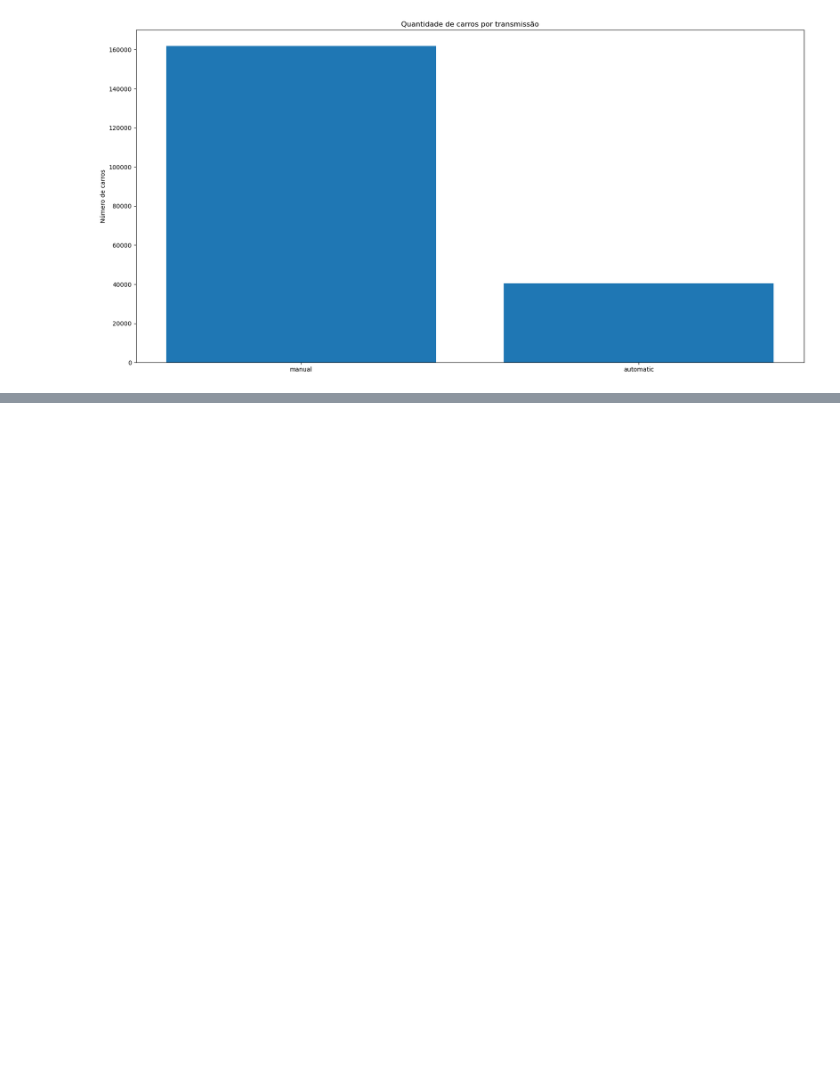
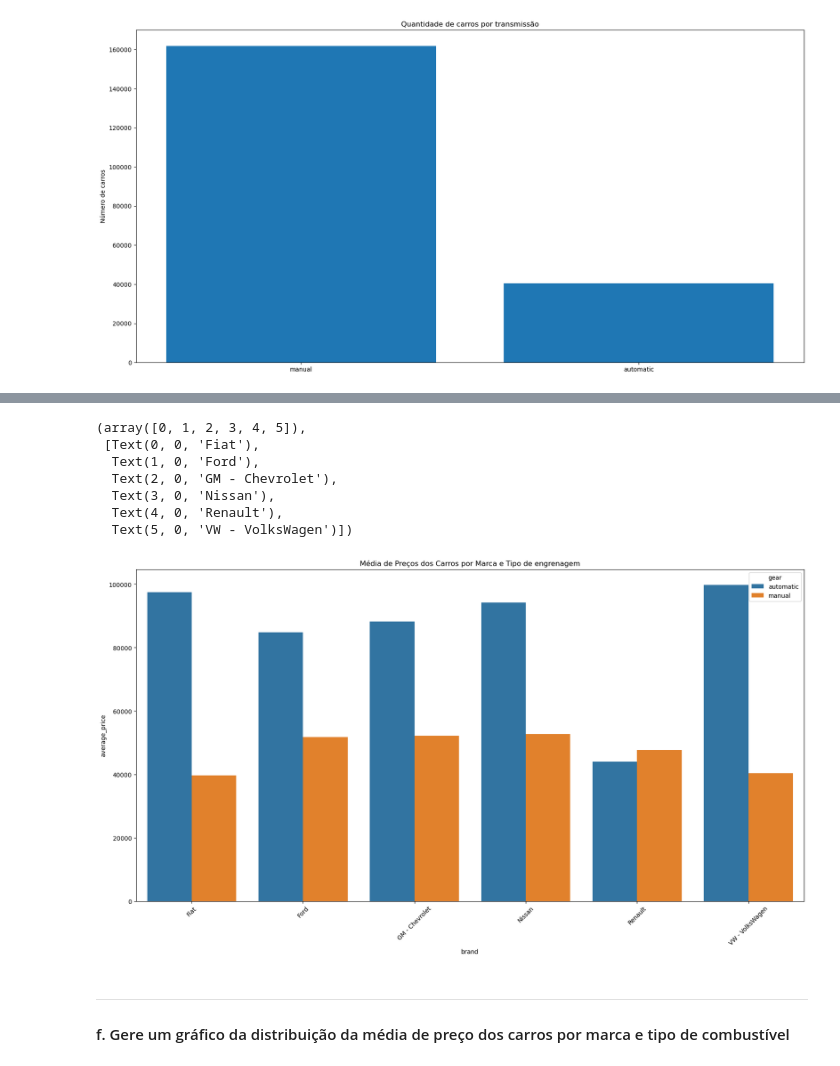
Before and after one commit to rodrigoRolim/LPA_python, a Jupyter notebook: scripts.ipynb, the cells around one changed output, grey strips where cells are left out. Cells and saved outputs as stored; diff of their text form; code cells hidden in the pictures; blank space fills up the shorter version.

```diff
--- a/scripts.ipynb
+++ b/scripts.ipynb
@@ -287,0 +333,25 @@ plt.xticks(rotation=45)
+# %%
+# Gerar o segundo tipo de gráfico de distruibuição média dos preços dos carros por marca e tipo de engrenagem
+plt.figure(figsize=(20,10))
+sns.barplot(
+  x='brand',
+  y='average_price',
+  hue='gear',
+  data=car_gear_brand_avg_price,
+  hue_order=car_gear_brand_avg_price['gear'].unique()
+)
+plt.title('Média de Preços dos Carros por Marca e Tipo de engrenagem')
+plt.xticks(rotation=45)
+# %% [output]
+(array([0, 1, 2, 3, 4, 5]),
+ [Text(0, 0, 'Fiat'),
+  Text(1, 0, 'Ford'),
+  Text(2, 0, 'GM - Chevrolet'),
+  Text(3, 0, 'Nissan'),
+  Text(4, 0, 'Renault'),
+  Text(5, 0, 'VW - VolksWagen')])
+[figure, added]
+# %% [markdown]
+---
+
+#### f. Gere um gráfico da distribuição da média de preço dos carros por marca e tipo de combustível
```
Also changed, not shown: parts of 18 cells of this notebook, 1 other file.
